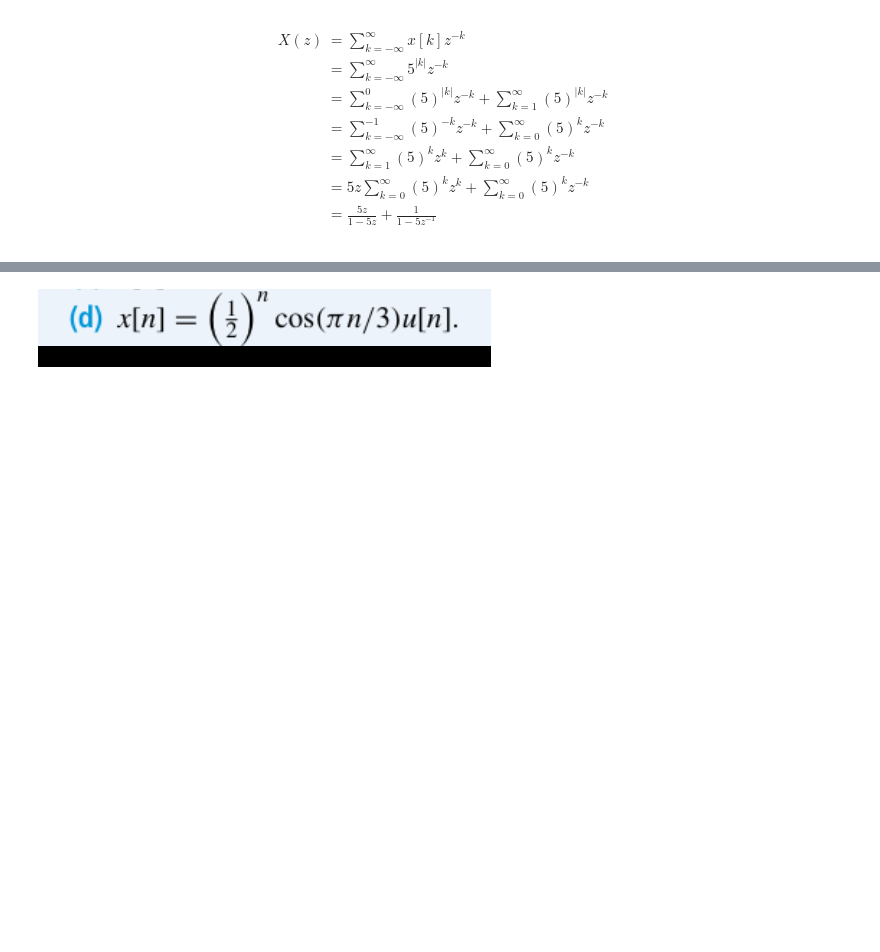
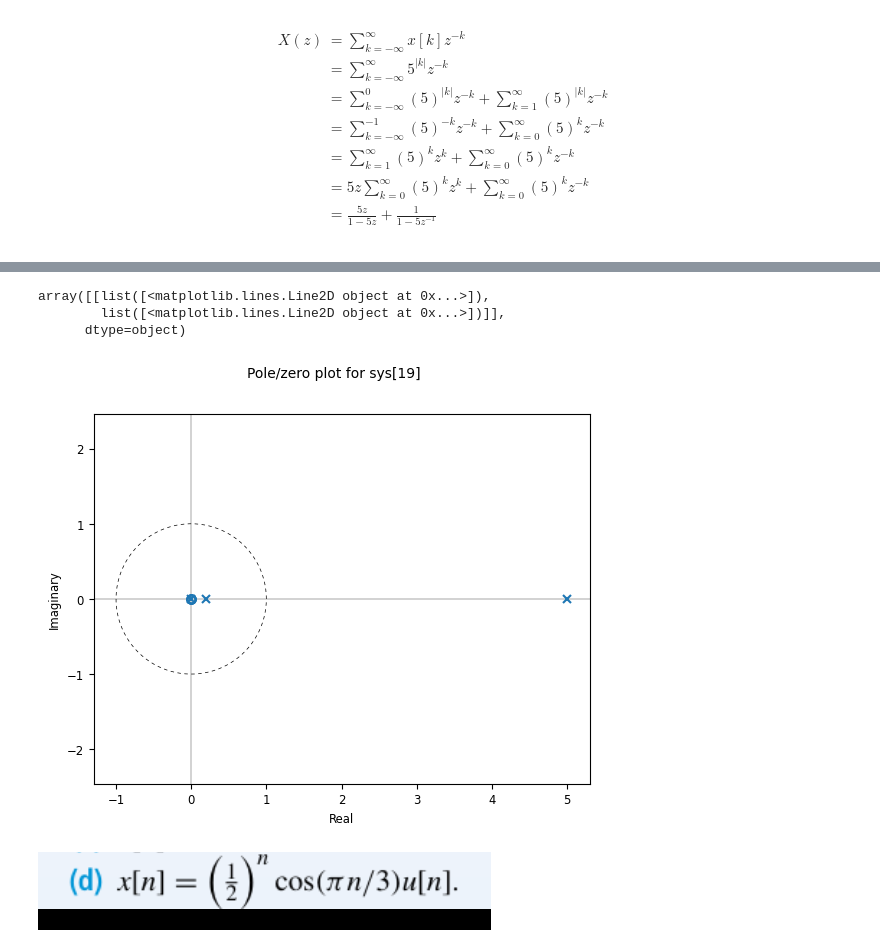
Before and after one commit to Teun0n/DTSP_notes, a Jupyter notebook: kap3.ipynb, the cells around one changed output, grey strips where cells are left out. Saved outputs shown, nothing was run; the diff lists cells and outputs as text; code cells hidden in the pictures; blank space fills up the shorter version.

```diff
--- a/kap3.ipynb
+++ b/kap3.ipynb
@@ -95,3 +95,13 @@ array([[list([<matplotlib.lines.Line2D object at 0x...>]),
+# %%
+import control
+z = control.TransferFunction.z
+S=((24/5)*z)/(1-(26/5)*z**(-1)+z**(-2))
+control.pzmap(S)
+# %% [output]
+array([[list([<matplotlib.lines.Line2D object at 0x...>]),
+        list([<matplotlib.lines.Line2D object at 0x...>])]],
+      dtype=object)
+[figure, added]
 # %% [markdown]
 ![image.png](attachment:image.png)
 # %% [markdown]
```
Also changed, not shown: parts of 1 cell of this notebook.
